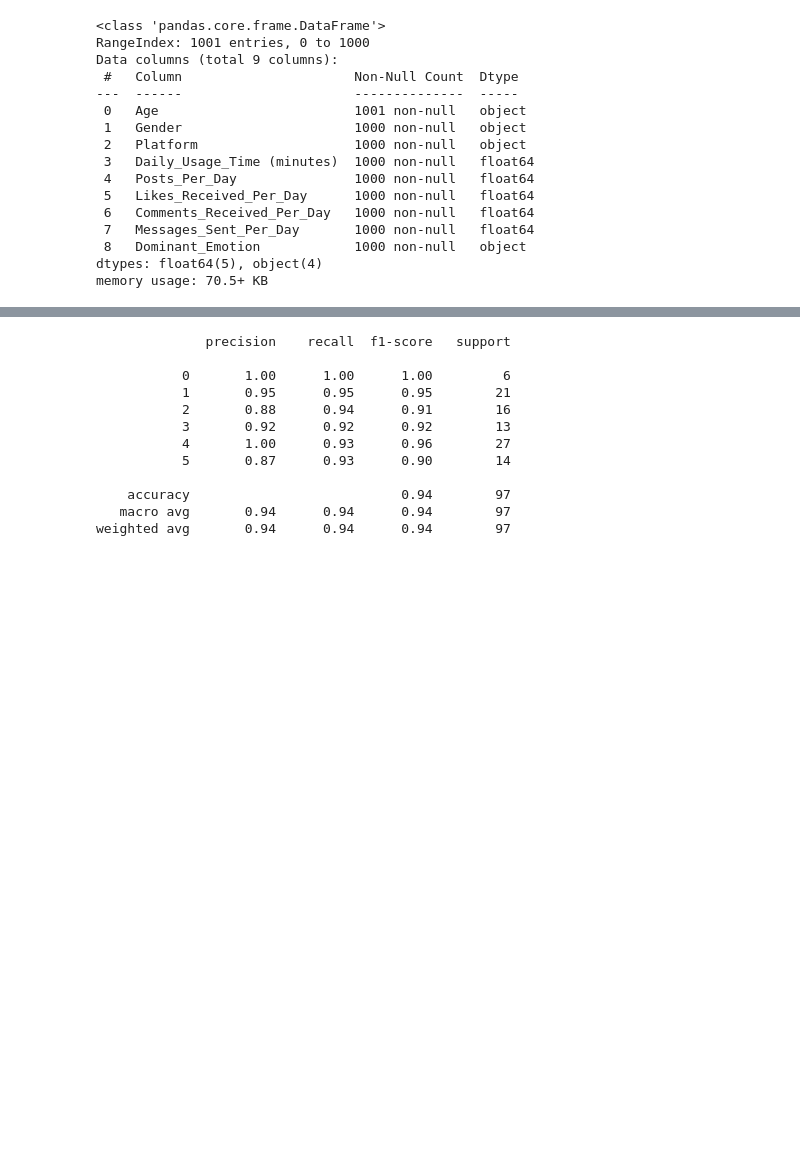
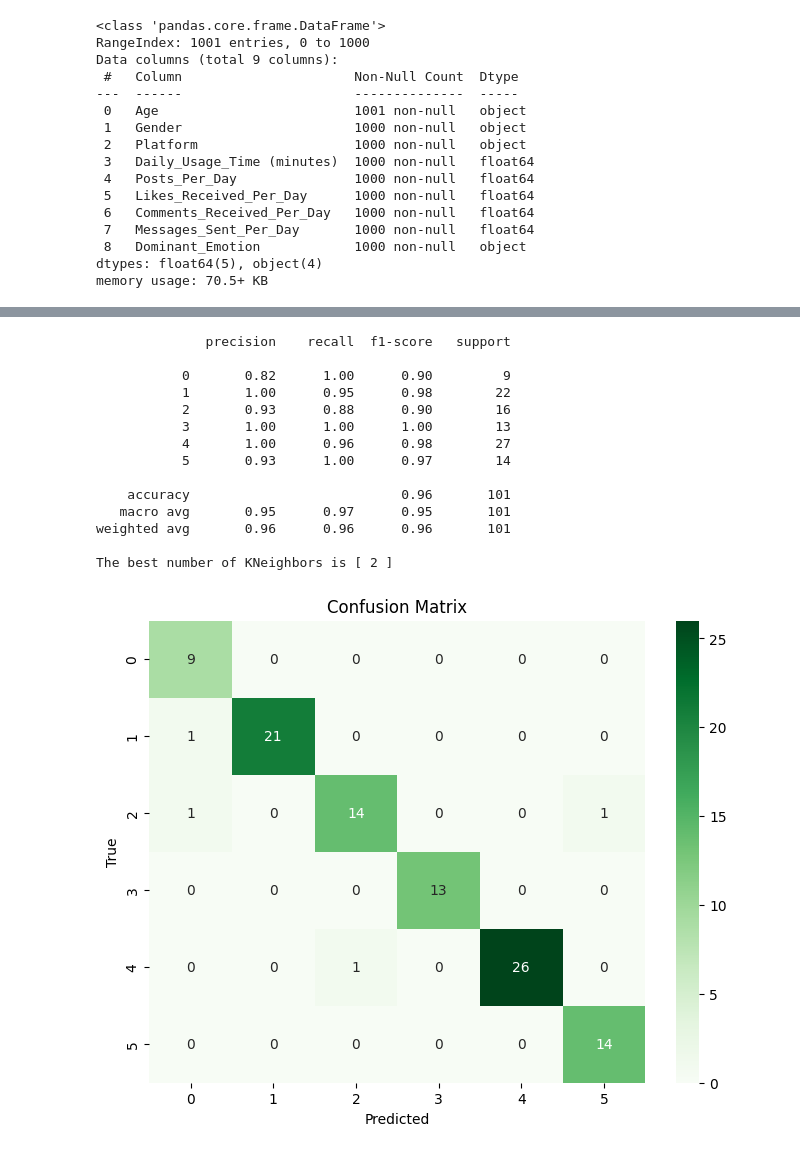
Before and after one commit to serieh/emotion-engine, a Jupyter notebook: model.ipynb, the cells around one changed output, grey strips where cells are left out. Cells and saved outputs as stored; diff of their text form; code cells hidden in the pictures; blank space fills up the shorter version.

```diff
--- a/model.ipynb
+++ b/model.ipynb
@@ -171,6 +273,0 @@ df["Dominant_Emotion"] = combined_df["Dominant_Emotion"].iloc[:len(df)]
-# %%
-df_test["Platform"] = combined_df["Platform"].iloc[len(df):]
-
-df_test["Gender"] = combined_df["Gender"].iloc[len(df):]
-
-df_test["Dominant_Emotion"] = combined_df["Dominant_Emotion"].iloc[len(df):]
@@ -325,19 +478,43 @@ weighted avg       0.98      0.98      0.98        97
 # %%
-#training  a KNN
-classifier2 = skng.KNeighborsClassifier(n_neighbors=5).fit(x,y)
-y_predict2= classifier2.predict(x_test2)
+#Training a KNN on different KNeighbors number
+def neighbors_selector(range_number):
+    models = {}
+    for i in range(2, range_number):
+        model = KNeighborsClassifier(n_neighbors=i).fit(x_train, y_train)
+        models[i] = model
 
-print(skmet.classification_report (df_test["Dominant_Emotion"] , y_predict2))
+    best_n_neighbors = max(models, key=lambda k: models[k].score(x_test, y_test))
+    return models[best_n_neighbors],best_n_neighbors
+
+#Saving the best model and it`s number of KNeighbors
+knn , KNeighbors = neighbors_selector(10)
+
+# Predict on the test set
+y_pred3 = knn.predict(x_test)
+
+print(classification_report(y_test , y_pred3 ))
+print('The best number of KNeighbors is [',KNeighbors,']')
+
+cm = confusion_matrix(y_test, y_pred3)
+plt.figure(figsize=(8, 6))
+sns.heatmap(cm, annot=True, fmt='d', cmap='Greens')
+plt.xlabel('Predicted')
+plt.ylabel('True')
+plt.title('Confusion Matrix')
+plt.show()
 # %% [output]
               precision    recall  f1-score   support
 
-           0       1.00      1.00      1.00         6
-           1       0.95      0.95      0.95        21
-           2       0.88      0.94      0.91        16
-           3       0.92      0.92      0.92        13
-           4       1.00      0.93      0.96        27
-           5       0.87      0.93      0.90        14
+           0       0.82      1.00      0.90         9
+           1       1.00      0.95      0.98        22
+           2       0.93      0.88      0.90        16
+           3       1.00      1.00      1.00        13
+           4       1.00      0.96      0.98        27
+           5       0.93      1.00      0.97        14
 
-    accuracy                           0.94        97
-   macro avg       0.94      0.94      0.94        97
-weighted avg       0.94      0.94      0.94        97
+    accuracy                           0.96       101
+   macro avg       0.95      0.97      0.95       101
+weighted avg       0.96      0.96      0.96       101
+
+The best number of KNeighbors is [ 2 ]
+[figure, added]
```
Also changed, not shown: parts of 35 cells of this notebook, 1 other file.
